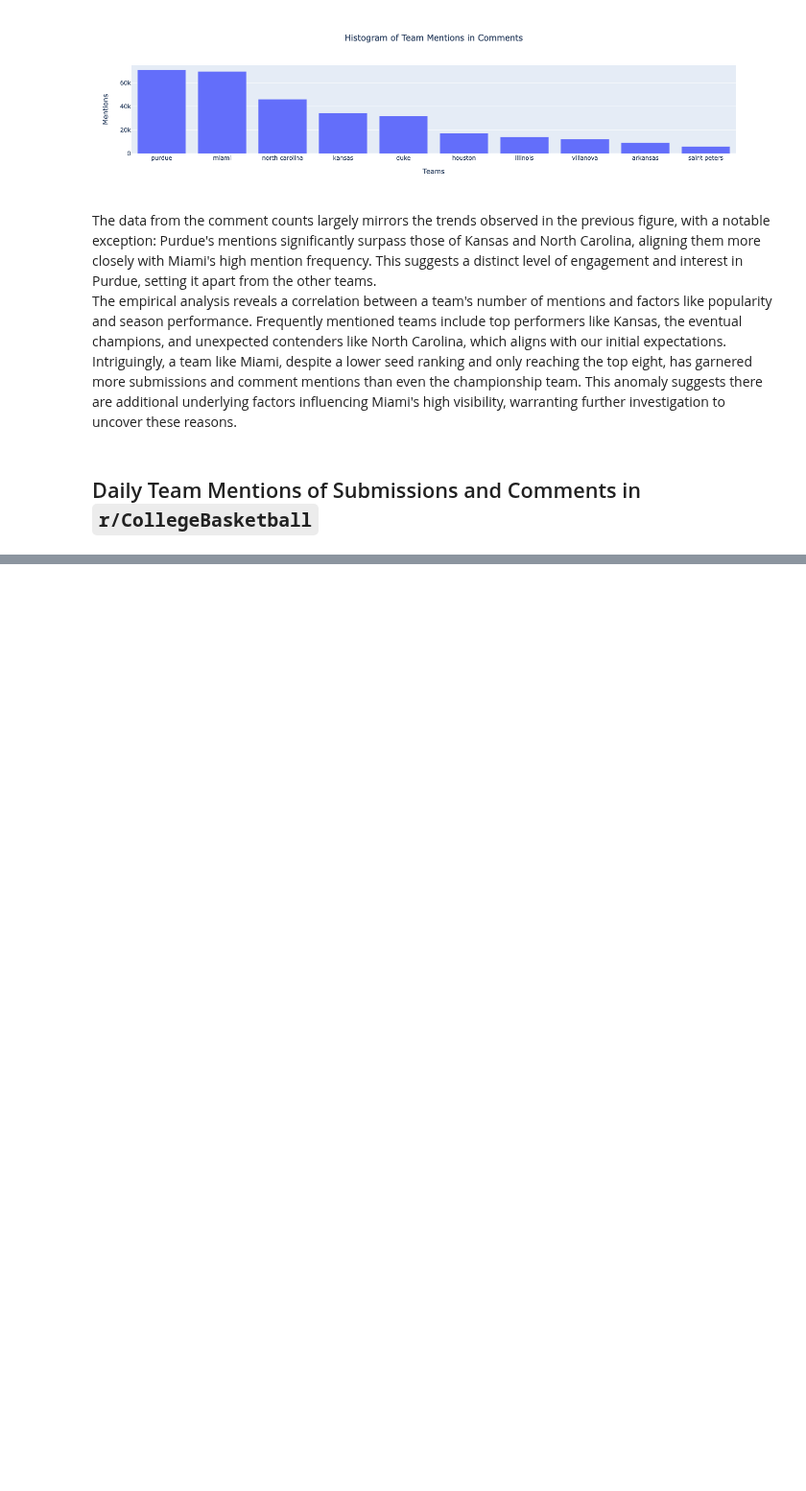
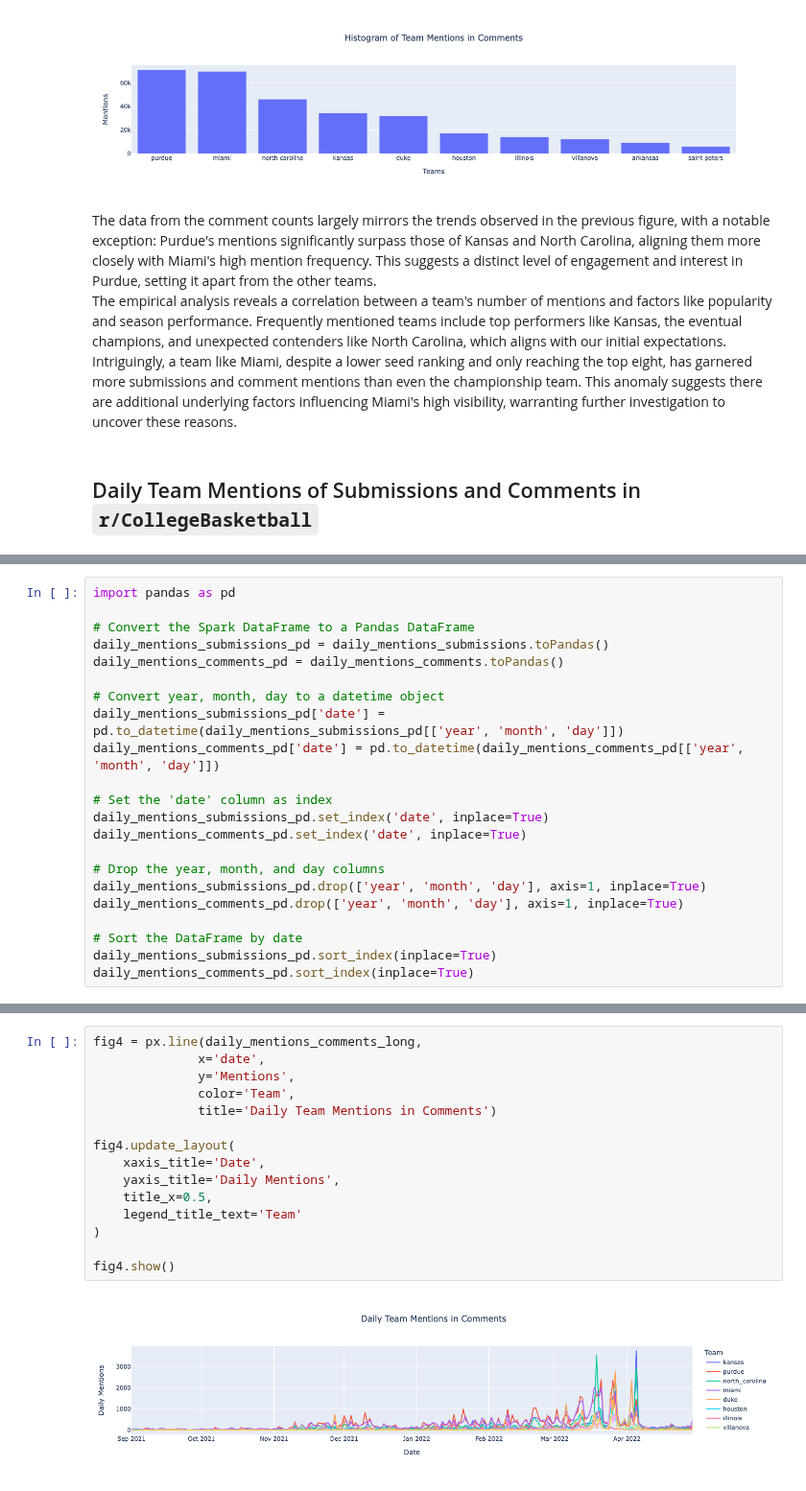
Before and after one commit to gu-dsan6000/fall-2023-reddit-project-team-26, a Jupyter notebook: code/eda/project_eda_q4_sagemaker.ipynb, the cells around one changed output, grey strips where cells are left out. Shown at 96% size. Cells and saved outputs as stored; diff of their text form; blank space fills up the shorter version.

```diff
--- a/code/eda/project_eda_q4_sagemaker.ipynb
+++ b/code/eda/project_eda_q4_sagemaker.ipynb
@@ -267,0 +306,22 @@ The empirical analysis reveals a correlation between a team's number of mentions
+# %%
+import pandas as pd
+
+# Convert the Spark DataFrame to a Pandas DataFrame
+daily_mentions_submissions_pd = daily_mentions_submissions.toPandas()
+daily_mentions_comments_pd = daily_mentions_comments.toPandas()
+
+# Convert year, month, day to a datetime object
+daily_mentions_submissions_pd['date'] = pd.to_datetime(daily_mentions_submissions_pd[['year', 'month', 'day']])
+daily_mentions_comments_pd['date'] = pd.to_datetime(daily_mentions_comments_pd[['year', 'month', 'day']])
+
+# Set the 'date' column as index
+daily_mentions_submissions_pd.set_index('date', inplace=True)
+daily_mentions_comments_pd.set_index('date', inplace=True)
+
+# Drop the year, month, and day columns
+daily_mentions_submissions_pd.drop(['year', 'month', 'day'], axis=1, inplace=True)
+daily_mentions_comments_pd.drop(['year', 'month', 'day'], axis=1, inplace=True)
+
+# Sort the DataFrame by date
+daily_mentions_submissions_pd.sort_index(inplace=True)
+daily_mentions_comments_pd.sort_index(inplace=True)
@@ -267,0 +354,17 @@ The empirical analysis reveals a correlation between a team's number of mentions
+# %%
+fig4 = px.line(daily_mentions_comments_long,
+              x='date',
+              y='Mentions',
+              color='Team',
+              title='Daily Team Mentions in Comments')
+
+fig4.update_layout(
+    xaxis_title='Date',
+    yaxis_title='Daily Mentions',
+    title_x=0.5,
+    legend_title_text='Team'
+)
+
+fig4.show()
+# %% [output]
+[figure, added]
```
Also changed, not shown: parts of 5 cells of this notebook.
